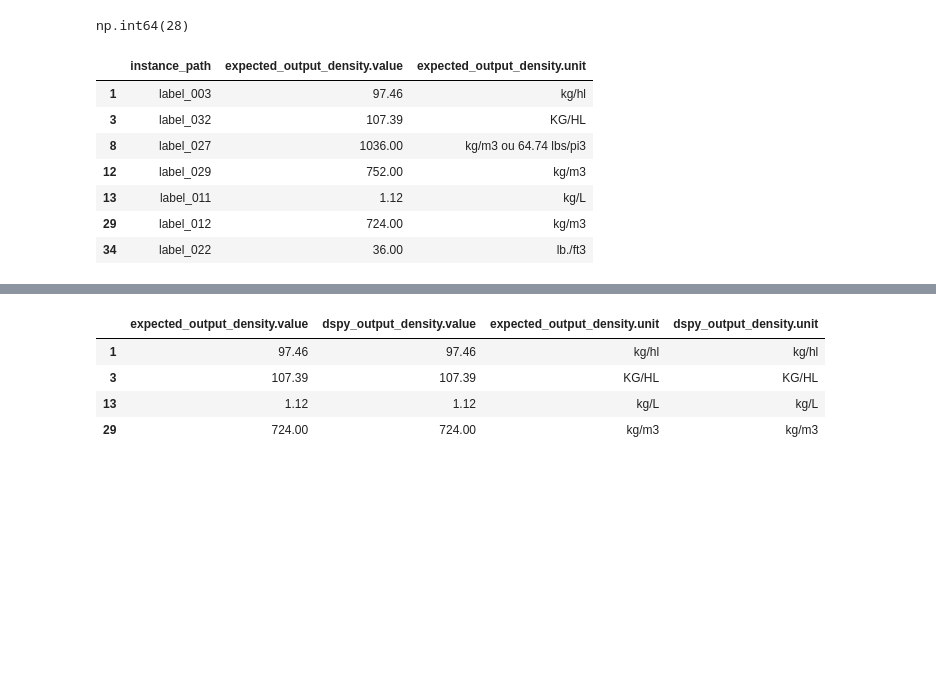
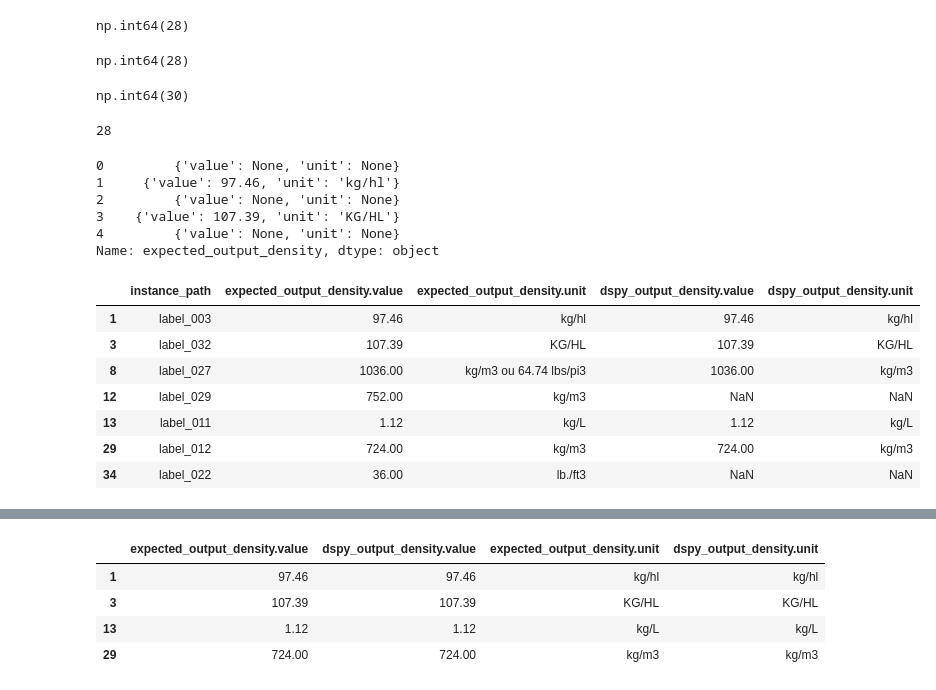
Before and after one commit to ai-cfia/fertiscan-pipeline, a Jupyter notebook: notebooks/metric.ipynb, the cells around one changed output, grey strips where cells are left out. Drawn from its saved outputs; the diff is of its cells as text; code cells hidden in the pictures; blank space fills up the shorter version.

```diff
--- a/notebooks/metric.ipynb
+++ b/notebooks/metric.ipynb
@@ -1263,13 +1310,34 @@ df_flatten['expected_output_density.value'].isna().sum()
 # %% [output]
 np.int64(28)
+# %%
+df_flatten2['expected_output_density.unit'].isna().sum()
+# %% [output]
+np.int64(28)
+# %%
+df_flatten2['dspy_output_density.value'].isna().sum()
+# %% [output]
+np.int64(30)
+# %%
+len(df_flatten2[df_flatten2['expected_output_density.value'].isna() & df_flatten2['dspy_output_density.unit'].isna()])
+# %% [output]
+28
+# %%
+df_flatten['expected_output_density'][:5]
+# %% [output]
+0         {'value': None, 'unit': None}
+1     {'value': 97.46, 'unit': 'kg/hl'}
+2         {'value': None, 'unit': None}
+3    {'value': 107.39, 'unit': 'KG/HL'}
+4         {'value': None, 'unit': None}
+Name: expected_output_density, dtype: object
 # %%
-df_flatten[(df_flatten['expected_output_density.value'].notna())][['instance_path', 'expected_output_density.value', 'expected_output_density.unit']]
+df_flatten2[(df_flatten2['expected_output_density.value'].notna())][['instance_path', 'expected_output_density.value', 'expected_output_density.unit', 'dspy_output_density.value', 'dspy_output_density.unit']]
 # %% [output]
-|  | instance_path | expected_output_density.value | expected_output_density.unit |
-| 1 | label_003 | 97.46 | kg/hl |
-| 3 | label_032 | 107.39 | KG/HL |
-| 8 | label_027 | 1036.00 | kg/m3 ou 64.74 lbs/pi3 |
-| 12 | label_029 | 752.00 | kg/m3 |
-| 13 | label_011 | 1.12 | kg/L |
-| 29 | label_012 | 724.00 | kg/m3 |
-| 34 | label_022 | 36.00 | lb./ft3 |
+|  | instance_path | expected_output_density.value | expected_output_density.unit | dspy_output_density.value | dspy_output_density.unit |
+| 1 | label_003 | 97.46 | kg/hl | 97.46 | kg/hl |
+| 3 | label_032 | 107.39 | KG/HL | 107.39 | KG/HL |
+| 8 | label_027 | 1036.00 | kg/m3 ou 64.74 lbs/pi3 | 1036.00 | kg/m3 |
+| 12 | label_029 | 752.00 | kg/m3 | NaN | NaN |
+| 13 | label_011 | 1.12 | kg/L | 1.12 | kg/L |
+| 29 | label_012 | 724.00 | kg/m3 | 724.00 | kg/m3 |
+| 34 | label_022 | 36.00 | lb./ft3 | NaN | NaN |
```
Also changed, not shown: parts of 64 cells of this notebook.
